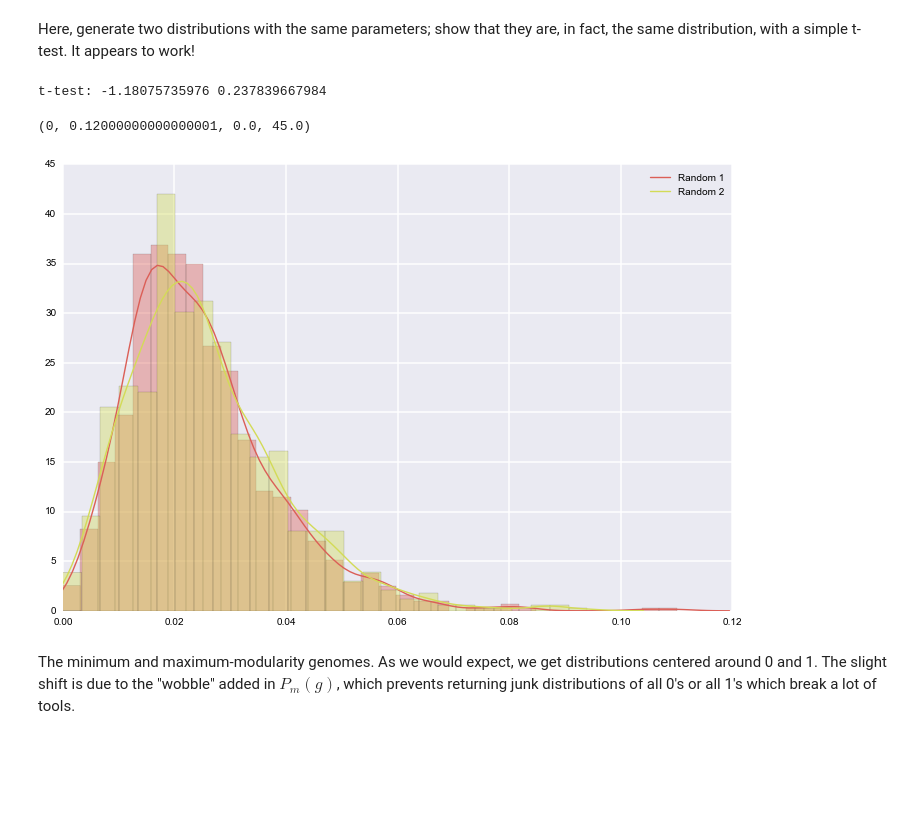
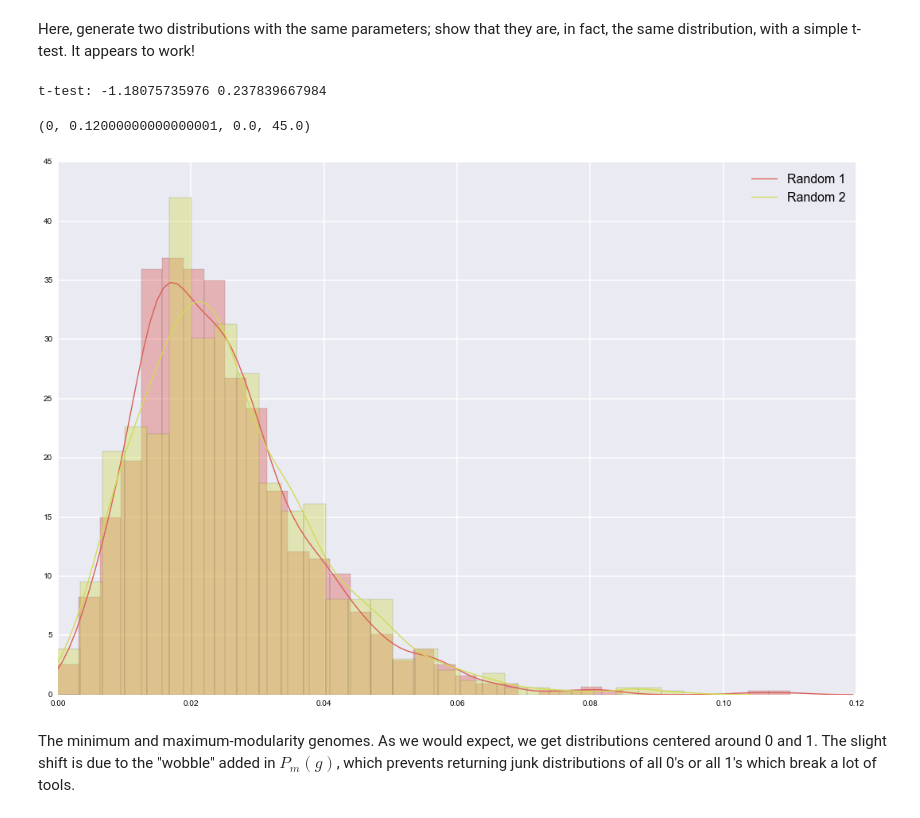
Before and after one commit to camillescott/pyavida, a Jupyter notebook: notebooks/Avida Sampling Modularity.ipynb, the cells around one changed output. Drawn from its saved outputs; the diff is of its cells as text; code cells hidden in the pictures; blank space fills up the shorter version.

```diff
--- a/notebooks/Avida Sampling Modularity.ipynb
+++ b/notebooks/Avida Sampling Modularity.ipynb
@@ -11,6 +18,10 @@ import matplotlib as mpl
 import matplotlib.pyplot as plt
 import scipy as sp
 import pandas as pd
+# %%
+mpl.rc("figure", figsize=(18,12), dpi=600)
+mpl.rc("axes", titlesize=24, labelsize=16)
+mpl.rc("legend", fontsize=16)
 # %%
 # sample 2 instructions N times from the coding regions, return N and the number of times
 # the samples were from the same contiguous run of instructions
@@ -30,13 +41,14 @@ def P_m(G, N=1000, t=1, S=2):
     results = np.zeros(N)
     coding = np.where(G >= t)[0]
     #print coding
-    for i in xrange(N):
-        N_s = 0.0
-        samples = np.sort(np.random.choice(coding, size=S, replace=False))
-        for j in xrange(1,S):
-            if check_region(G, samples[j-1], samples[j]):
-                N_s += 1.0
-        results[i] = N_s / (S-1)
+    if len(coding) >= S:
+        for i in xrange(N):
+            N_s = 0.0
+            samples = np.sort(np.random.choice(coding, size=S, replace=False))
+            for j in xrange(1,S):
+                if check_region(G, samples[j-1], samples[j]):
+                    N_s += 1.0
+            results[i] = N_s / (S-1)
 
     results += np.random.normal(loc=0.0, scale=.00001, size=N)
     results = np.clip(results, 0.0, 1.0)
@@ -137,18 +149,17 @@ D4 = E(100, 25, N=1000, Ns=1000)
 # %%
 t, p = sp.stats.ttest_ind(D3[:,0], D4[:,0])
 print 't-test:', t, p
 
 #print len(D3), 'samples'
 #print np.min(D3[:,0])
 sns.set_color_palette("hls")
-mpl.rc("figure", figsize=(12,8))
 sns.distplot(D3[:,0], kde_kws={'label':'Random 1'})
 sns.distplot(D4[:,0], kde_kws={'label':'Random 2'})
 axis(xmin=0)
 # %% [output]
 t-test: -1.18075735976 0.237839667984
 (0, 0.12000000000000001, 0.0, 45.0)
-[figure, old version]
+[figure, new version]
 # %% [markdown]
 The minimum and maximum-modularity genomes. As we would expect, we get distributions centered around 0 and 1. The slight shift is due to the "wobble" added in $P_m(g)$, which prevents returning junk distributions of all 0's or all 1's which break a lot of tools.
 # %%
```
Also changed, not shown: parts of 11 cells of this notebook, 1 other file.
